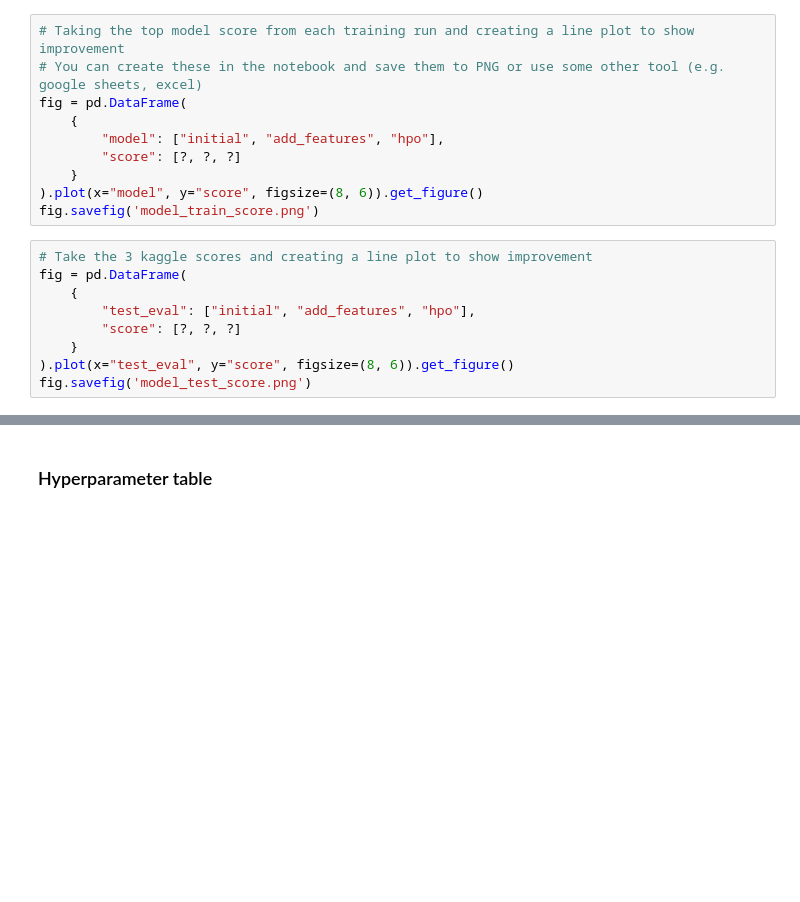
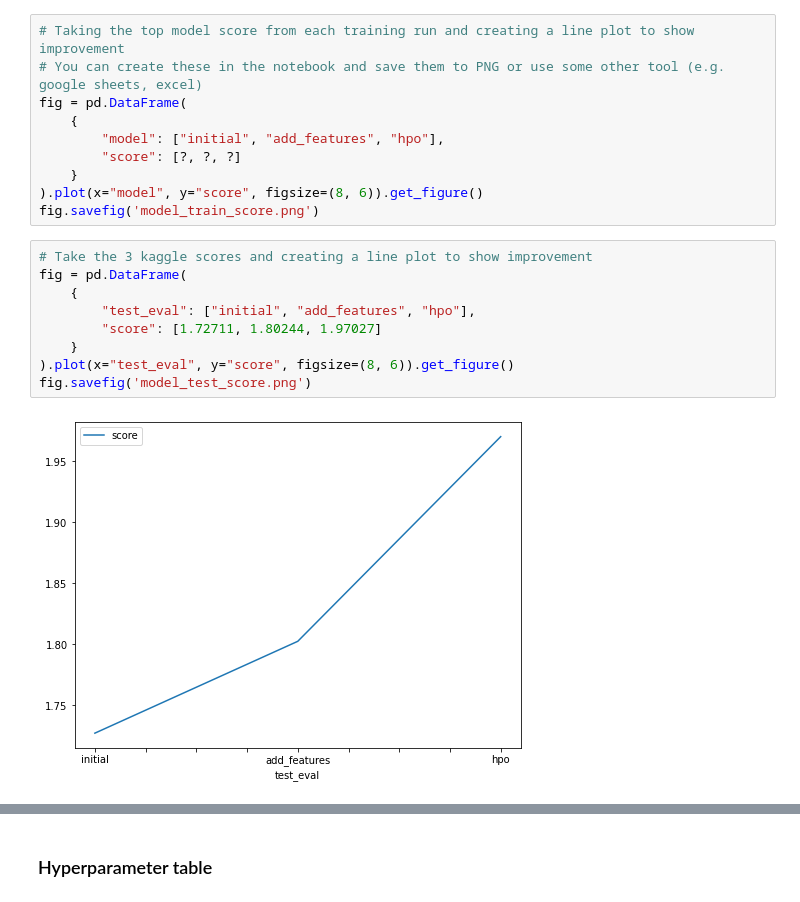
Before and after one commit to SLane35/nd009t-c1-intro-to-ml-project-starter, a Jupyter notebook: project-template.ipynb, the cells around one changed output, grey strips where cells are left out. Drawn from its saved outputs; the diff is of its cells as text; blank space fills up the shorter version.

```diff
--- a/project-template.ipynb
+++ b/project-template.ipynb
@@ -393,9 +726,11 @@ fig.savefig('model_train_score.png')
 # %%
 # Take the 3 kaggle scores and creating a line plot to show improvement
 fig = pd.DataFrame(
     {
         "test_eval": ["initial", "add_features", "hpo"],
-        "score": [?, ?, ?]
+        "score": [1.72711, 1.80244, 1.97027]
     }
 ).plot(x="test_eval", y="score", figsize=(8, 6)).get_figure()
 fig.savefig('model_test_score.png')
+# %% [output]
+[figure, added]
```
Also changed, not shown: parts of 38 cells of this notebook, 1 other file.
